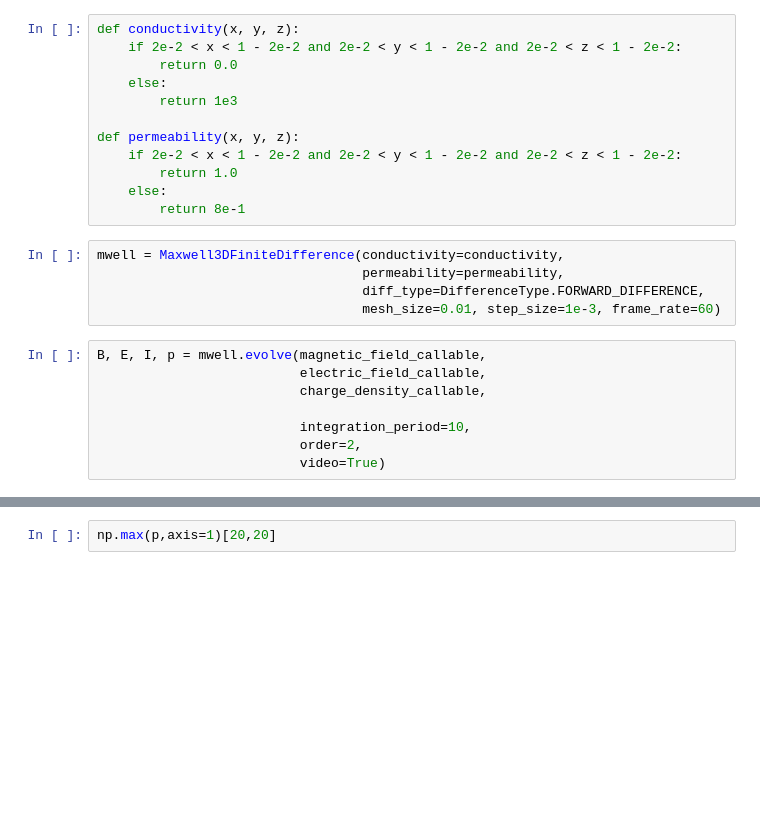
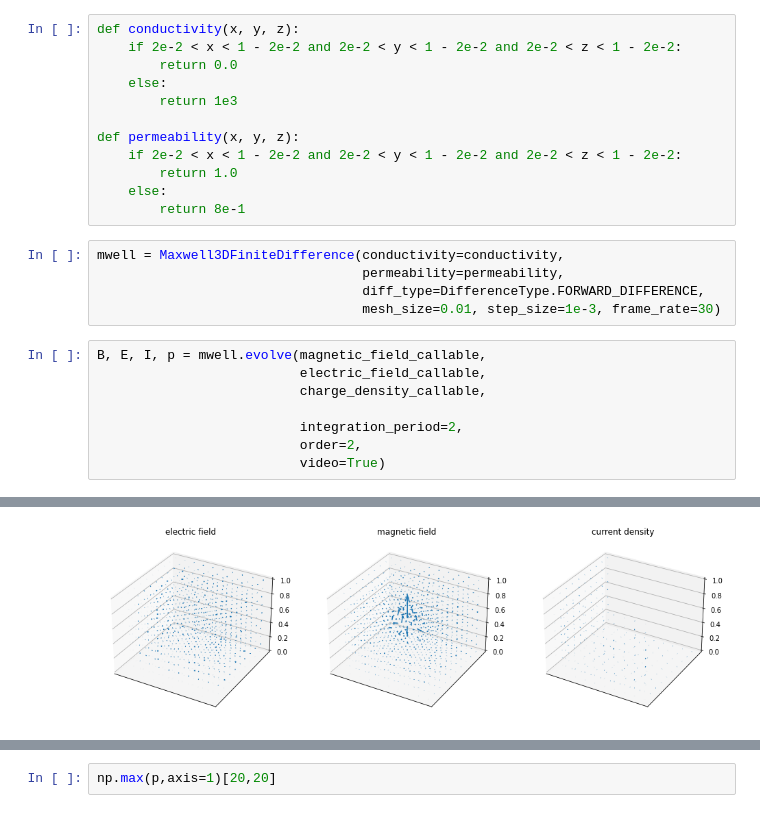
Before and after one commit to OliverSkocek/maxwell, a Jupyter notebook: notebooks/testing 3d.ipynb, the cells around one changed output, grey strips where cells are left out. Saved outputs shown, nothing was run; the diff lists cells and outputs as text; blank space fills up the shorter version.

```diff
--- a/notebooks/testing 3d.ipynb
+++ b/notebooks/testing 3d.ipynb
@@ -48,12 +64,13 @@ def permeability(x, y, z):
 mwell = Maxwell3DFiniteDifference(conductivity=conductivity,
                                   permeability=permeability,
                                   diff_type=DifferenceType.FORWARD_DIFFERENCE,
-                                  mesh_size=0.01, step_size=1e-3, frame_rate=60)
+                                  mesh_size=0.01, step_size=1e-3, frame_rate=30)
 # %%
 B, E, I, p = mwell.evolve(magnetic_field_callable,
                           electric_field_callable,
                           charge_density_callable,
 
-                          integration_period=10,
+                          integration_period=2,
                           order=2,
                           video=True)
+# %% [output]
@@ -60,2 +78,3 @@ B, E, I, p = mwell.evolve(magnetic_field_callable,
+[figure, added]
 # %%
 plt.imshow(np.max(p,axis=1))
```
Also changed, not shown: parts of 9 cells of this notebook, 3 other files.
